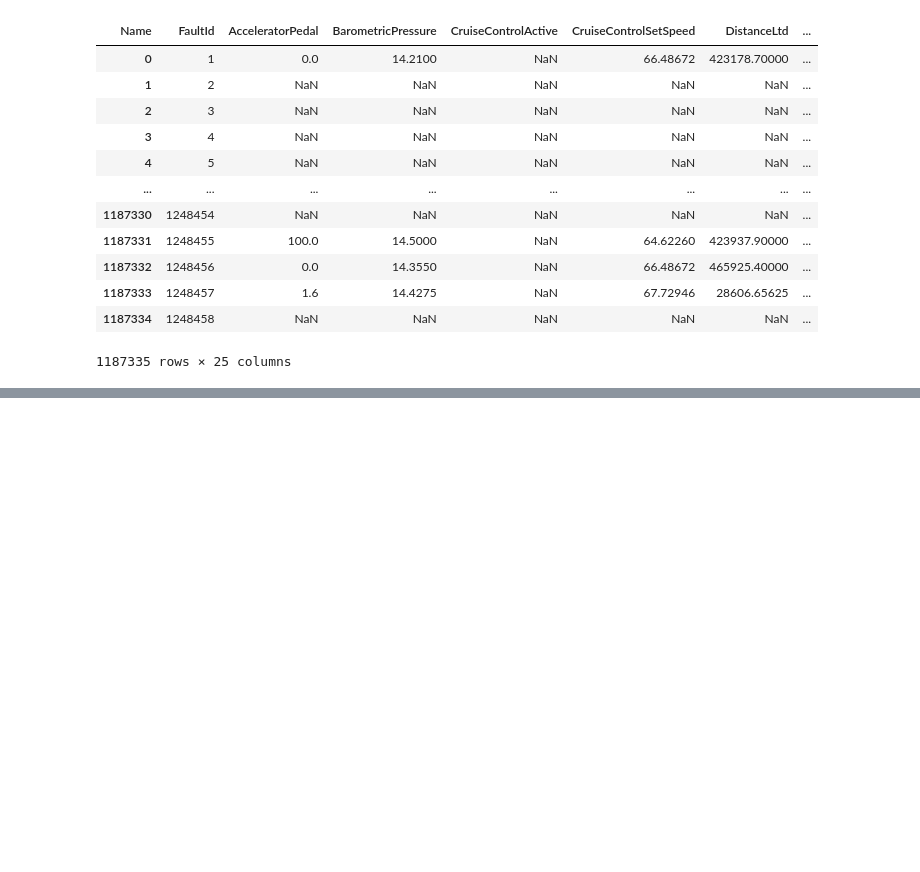
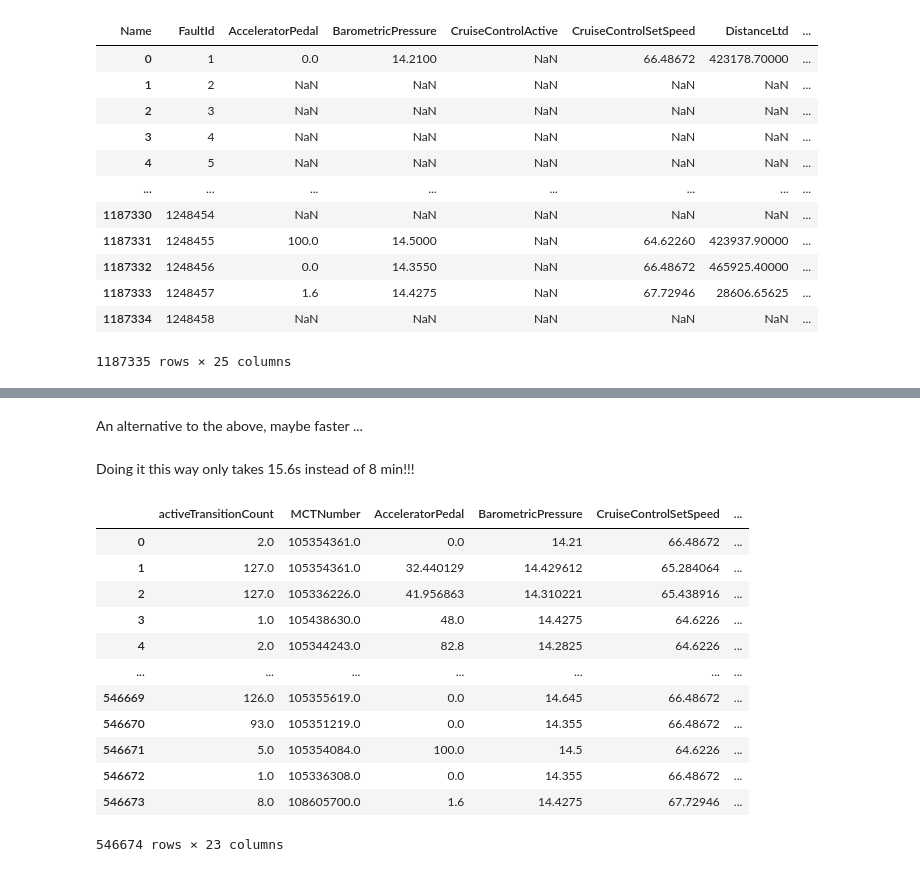
Before and after one commit to tomoumer/big_g_express-elden_ring, a Jupyter notebook: notebooks/data_exploration.ipynb, the cells around one changed output, grey strips where cells are left out. Cells and saved outputs as stored; diff of their text form; code cells hidden in the pictures; blank space fills up the shorter version.

Commit message:
created faster way to impute

```diff
--- a/notebooks/data_exploration.ipynb
+++ b/notebooks/data_exploration.ipynb
@@ -75,7 +78,9 @@ Next, combine the spn and fmi columns together in order to get them ready to one
 
 > note: need to order by event time stamp in order to use the rolling window later
 # %%
-faults['spn_fmi'] = ['_'.join(i) for i in zip(faults['spn'].astype(str), faults['fmi'].astype(str))]
+faults_encoded = faults.copy()
+
+faults_encoded['spn_fmi'] = ['_'.join(i) for i in zip(faults_encoded['spn'].astype(str), faults_encoded['fmi'].astype(str))]
 
 faults_encoded = pd.get_dummies(faults, columns=['spn_fmi'], prefix='spn_fmi')
 
@@ -588,0 +465,48 @@ Index(['RecordID', 'ESS_Id', 'EventTimeStamp', 'eventDescription',
+# %% [markdown]
+An alternative to the above, maybe faster ...
+# %%
+# Michael's function to deal with the empty lists that were causing trouble above...
+imputer = SimpleImputer(strategy='mean')
+
+def impute_values(x):
+    imputer_results = imputer.fit_transform(x.values.reshape(-1,1))
+
+    if len(imputer_results[0]) == 0:
+        return np.array([np.nan] * len(x))
+    return imputer_results
+# %%
+diagnostics_imputed = faults.merge(Diagnostics, left_on='RecordID', right_on='FaultId')
+
+# this below is needed so that we can simply reassign back to the dataframe
+# and that's because if we sort it by EquipmentID, then the grouping and apply is not going to change the order
+diagnostics_imputed = diagnostics_imputed.sort_values(by='EquipmentID')
+# %%
+cols = ['activeTransitionCount','MCTNumber', 'AcceleratorPedal',
+         'BarometricPressure', 'CruiseControlSetSpeed', 'DistanceLtd',
+         'EngineCoolantTemperature', 'EngineLoad', 'EngineOilPressure',
+        'EngineOilTemperature', 'EngineRpm', 'EngineTimeLtd', 'FuelLevel', 'FuelLtd',
+        'FuelRate', 'FuelTemperature', 'IntakeManifoldTemperature', 'LampStatus',
+        'ServiceDistance', 'Speed', 'SwitchedBatteryVoltage', 'Throttle', 'TurboBoostPressure']
+
+
+for column in cols:
+    # double explode!! can't simply assign back because the right side's EquipmentID is not a unique index
+    diagnostics_imputed[column] = diagnostics_imputed.groupby('EquipmentID')[column].apply(lambda x: impute_values(x)).explode().explode().array
+# %% [markdown]
+Doing it this way only takes 15.6s instead of 8 min!!!
+# %%
+diagnostics_imputed[cols].sort_index()
+# %% [output]
+|  | activeTransitionCount | MCTNumber | AcceleratorPedal | BarometricPressure | CruiseControlSetSpeed | ... |
+| 0 | 2.0 | 105354361.0 | 0.0 | 14.21 | 66.48672 | ... |
+| 1 | 127.0 | 105354361.0 | 32.440129 | 14.429612 | 65.284064 | ... |
+| 2 | 127.0 | 105336226.0 | 41.956863 | 14.310221 | 65.438916 | ... |
+| 3 | 1.0 | 105438630.0 | 48.0 | 14.4275 | 64.6226 | ... |
+| 4 | 2.0 | 105344243.0 | 82.8 | 14.2825 | 64.6226 | ... |
+| ... | ... | ... | ... | ... | ... | ... |
+| 546669 | 126.0 | 105355619.0 | 0.0 | 14.645 | 66.48672 | ... |
+| 546670 | 93.0 | 105351219.0 | 0.0 | 14.355 | 66.48672 | ... |
+| 546671 | 5.0 | 105354084.0 | 100.0 | 14.5 | 64.6226 | ... |
+| 546672 | 1.0 | 105336308.0 | 0.0 | 14.355 | 66.48672 | ... |
+| 546673 | 8.0 | 108605700.0 | 1.6 | 14.4275 | 67.72946 | ... |
+546674 rows × 23 columns
```
Also changed, not shown: parts of 34 cells of this notebook.
